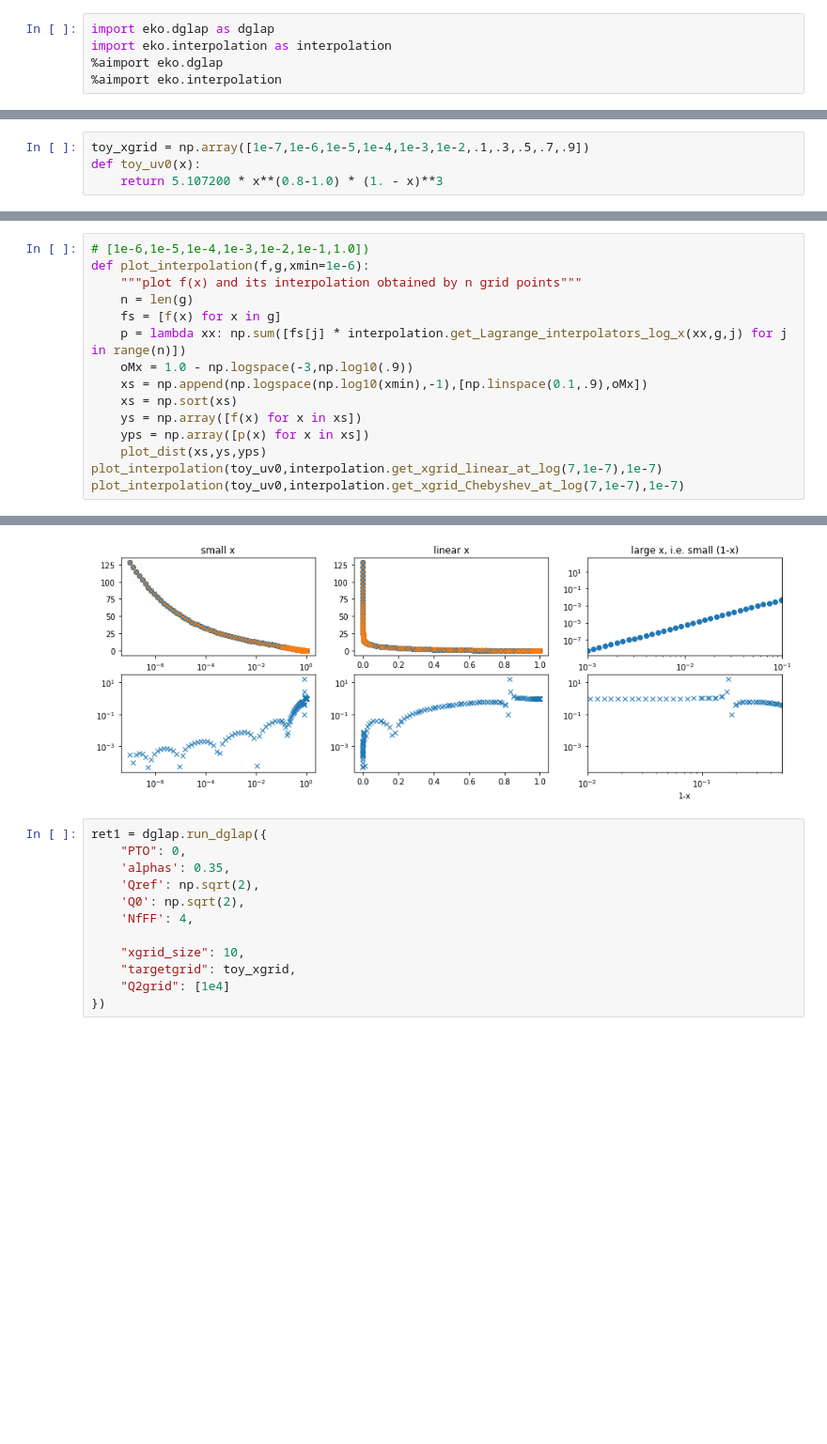
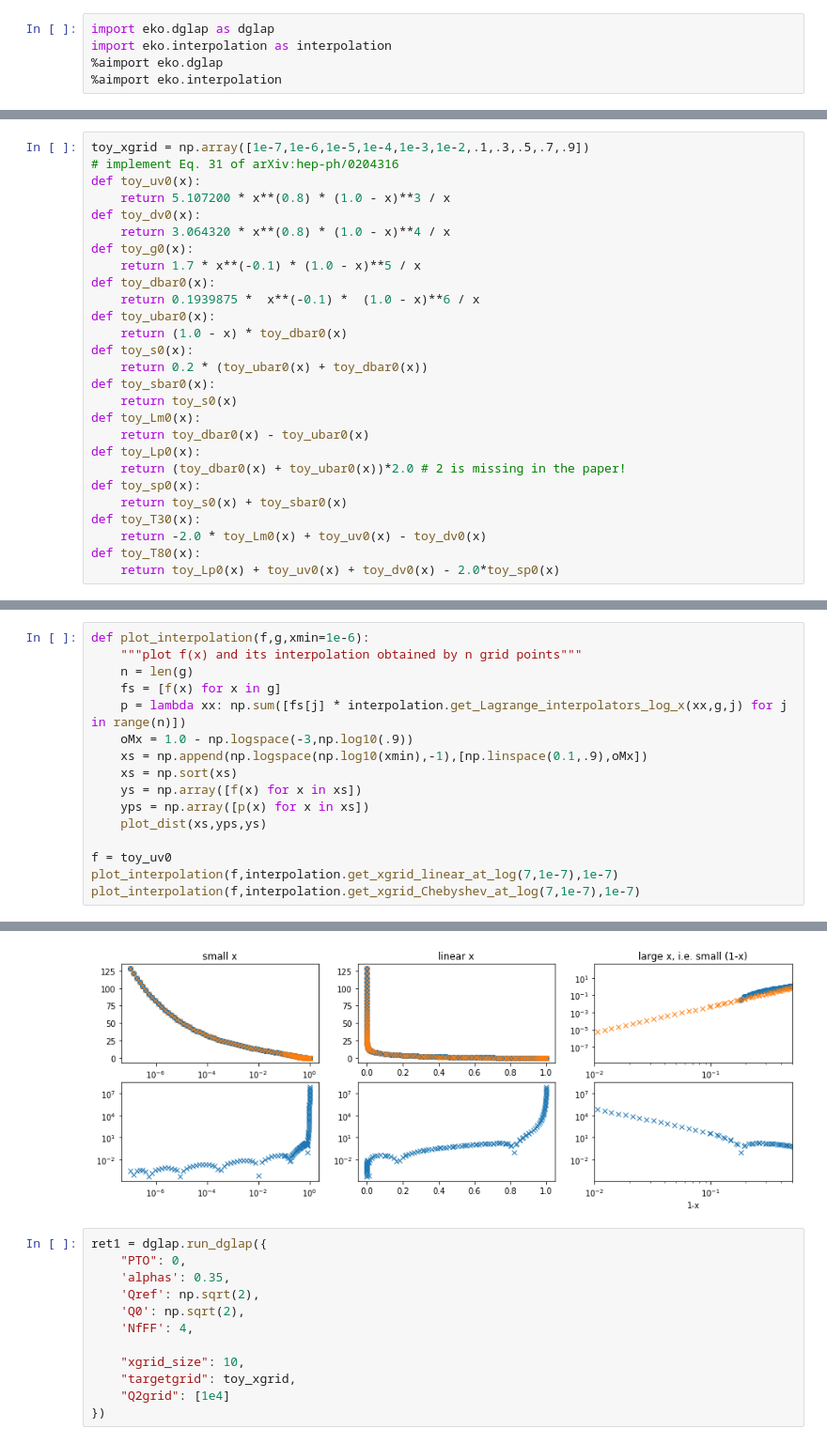
Before and after one commit to NNPDF/eko, a Jupyter notebook: jupyter/Benchmark.ipynb, the cells around one changed output, grey strips where cells are left out. Shown at 94% size. Cells and saved outputs as stored; diff of their text form; blank space fills up the shorter version.

```diff
--- a/jupyter/Benchmark.ipynb
+++ b/jupyter/Benchmark.ipynb
@@ -41,4 +43,0 @@ def plot_dist(x,y,yref):
-# %%
-toy_xgrid = np.array([1e-7,1e-6,1e-5,1e-4,1e-3,1e-2,.1,.3,.5,.7,.9])
-def toy_uv0(x):
-    return 5.107200 * x**(0.8-1.0) * (1. - x)**3
@@ -50,0 +44,27 @@ plot_dist(toy_xgrid,toy_uv0_grid,toy_uv0_grid_ref/toy_xgrid)
+# %%
+toy_xgrid = np.array([1e-7,1e-6,1e-5,1e-4,1e-3,1e-2,.1,.3,.5,.7,.9])
+# implement Eq. 31 of arXiv:hep-ph/0204316
+def toy_uv0(x):
+    return 5.107200 * x**(0.8) * (1.0 - x)**3 / x
+def toy_dv0(x):
+    return 3.064320 * x**(0.8) * (1.0 - x)**4 / x
+def toy_g0(x):
+    return 1.7 * x**(-0.1) * (1.0 - x)**5 / x
+def toy_dbar0(x):
+    return 0.1939875 *  x**(-0.1) *  (1.0 - x)**6 / x
+def toy_ubar0(x):
+    return (1.0 - x) * toy_dbar0(x)
+def toy_s0(x):
+    return 0.2 * (toy_ubar0(x) + toy_dbar0(x))
+def toy_sbar0(x):
+    return toy_s0(x)
+def toy_Lm0(x):
+    return toy_dbar0(x) - toy_ubar0(x)
+def toy_Lp0(x):
+    return (toy_dbar0(x) + toy_ubar0(x))*2.0 # 2 is missing in the paper!
+def toy_sp0(x):
+    return toy_s0(x) + toy_sbar0(x)
+def toy_T30(x):
+    return -2.0 * toy_Lm0(x) + toy_uv0(x) - toy_dv0(x)
+def toy_T80(x):
+    return toy_Lp0(x) + toy_uv0(x) + toy_dv0(x) - 2.0*toy_sp0(x)
@@ -51,5 +109,4 @@ plot_dist(toy_xgrid,toy_uv0_grid,toy_uv0_grid_ref/toy_xgrid)
 # %%
-# [1e-6,1e-5,1e-4,1e-3,1e-2,1e-1,1.0])
 def plot_interpolation(f,g,xmin=1e-6):
     """plot f(x) and its interpolation obtained by n grid points"""
     n = len(g)
@@ -60,7 +117,9 @@ def plot_interpolation(f,g,xmin=1e-6):
     xs = np.sort(xs)
     ys = np.array([f(x) for x in xs])
     yps = np.array([p(x) for x in xs])
-    plot_dist(xs,ys,yps)
-plot_interpolation(toy_uv0,interpolation.get_xgrid_linear_at_log(7,1e-7),1e-7)
-plot_interpolation(toy_uv0,interpolation.get_xgrid_Chebyshev_at_log(7,1e-7),1e-7)
+    plot_dist(xs,yps,ys)
+
+f = toy_uv0
+plot_interpolation(f,interpolation.get_xgrid_linear_at_log(7,1e-7),1e-7)
+plot_interpolation(f,interpolation.get_xgrid_Chebyshev_at_log(7,1e-7),1e-7)
 # %% [output]
@@ -68,4 +127,4 @@ plot_interpolation(toy_uv0,interpolation.get_xgrid_Chebyshev_at_log(7,1e-7),1e-7
-[figure, old version]
+[figure, new version]
 # %%
 ret1 = dglap.run_dglap({
     "PTO": 0,
```
Also changed, not shown: parts of 7 cells of this notebook.
